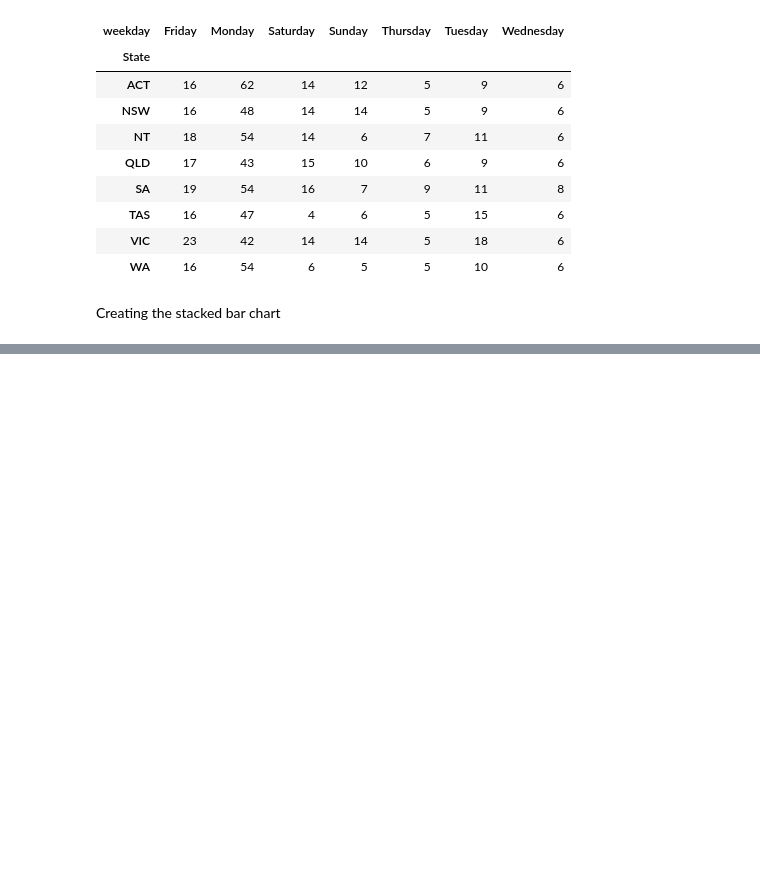
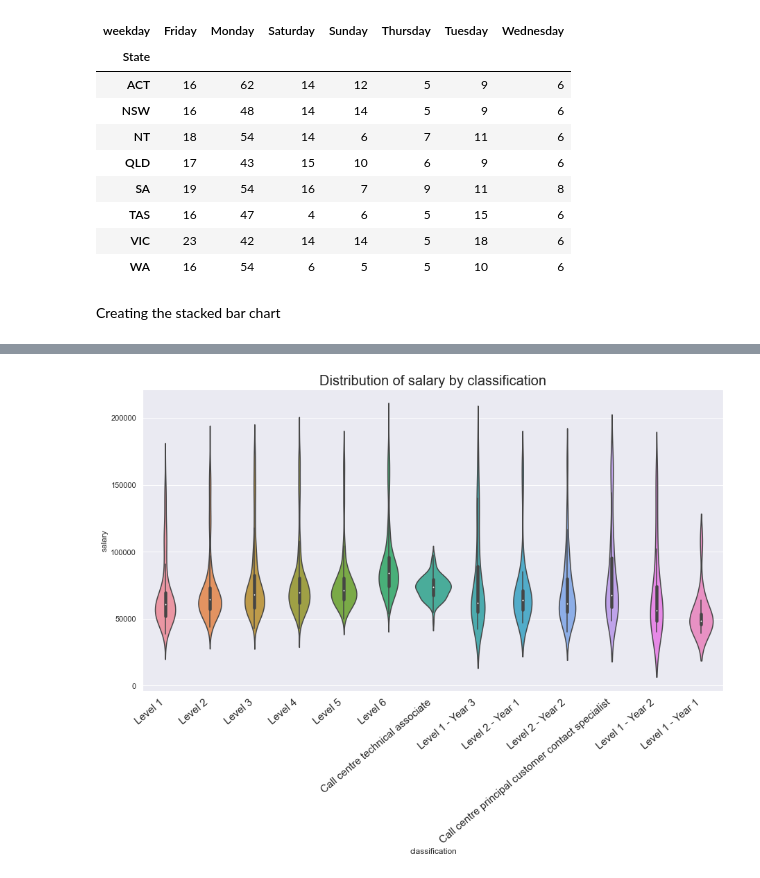
Before and after one commit to jerryawang/git_learning, a Jupyter notebook: Task 2.ipynb, the cells around one changed output, grey strips where cells are left out. Cells and saved outputs as stored; diff of their text form; code cells hidden in the pictures; blank space fills up the shorter version.

```diff
--- a/Task 2.ipynb
+++ b/Task 2.ipynb
@@ -147,0 +153,7 @@ Text(0.5, 1.0, 'Number of Public Holidays on Each Weekday Per State')
+# %%
+emp_master = pd.read_csv('./Data/Input/wage_trust/emp_master.csv')
+
+emp_master_subset = emp_master[['emp_id', 'award', 'classification', 'worker_type',
+                                'shift_type', 'work_pattern', 'salary']].copy()
+
+emp_master_subset
@@ -147,0 +196,10 @@ Text(0.5, 1.0, 'Number of Public Holidays on Each Weekday Per State')
+# %%
+sns.set(rc = {'figure.figsize':(15,8)})
+
+violin_plot = sns.violinplot(x='classification', y='salary', data=emp_master_subset)
+violin_plot.set_title('Distribution of salary by classification', fontsize=20)
+violin_plot.set_xticklabels(violin_plot.get_xticklabels(), rotation=40, ha='right', fontsize=15)
+
+plt.show()
+# %% [output]
+[figure, added]
```
Also changed, not shown: parts of 12 cells of this notebook.
